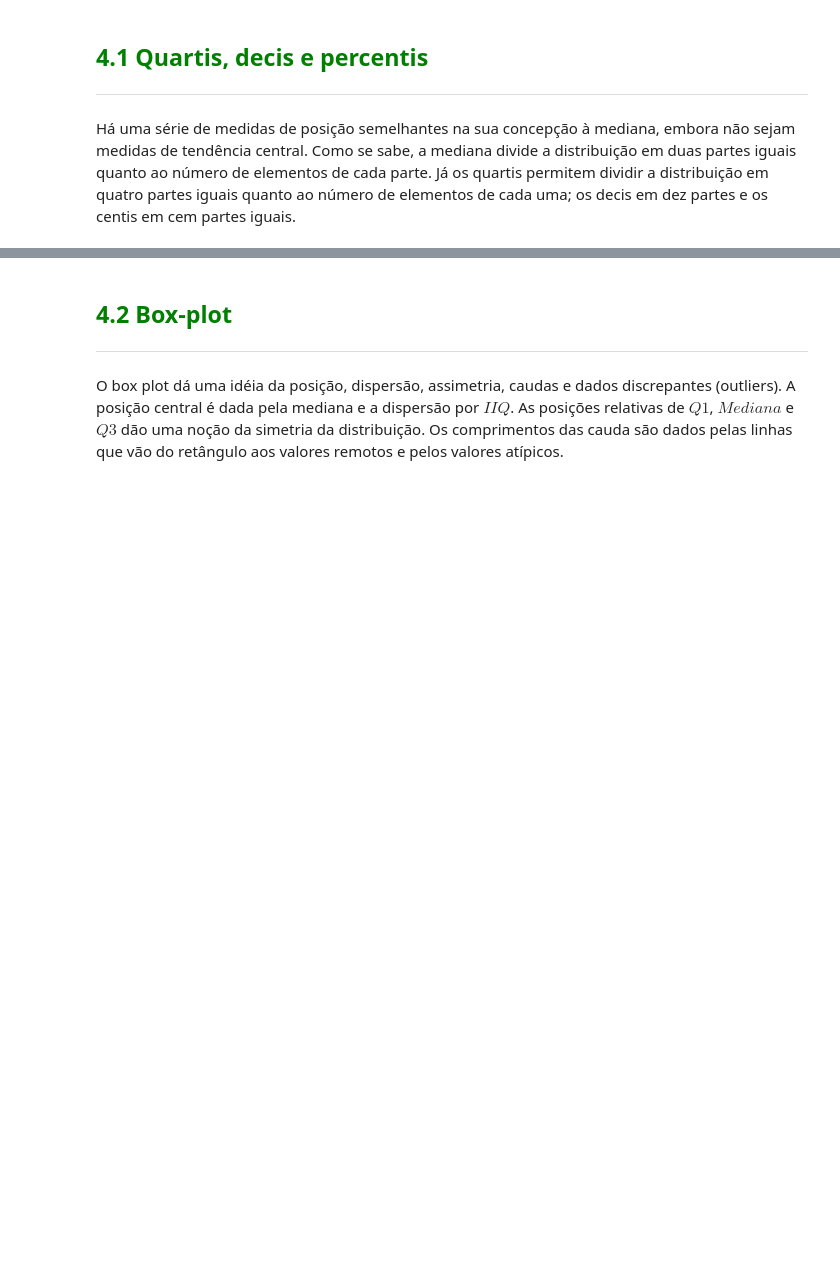
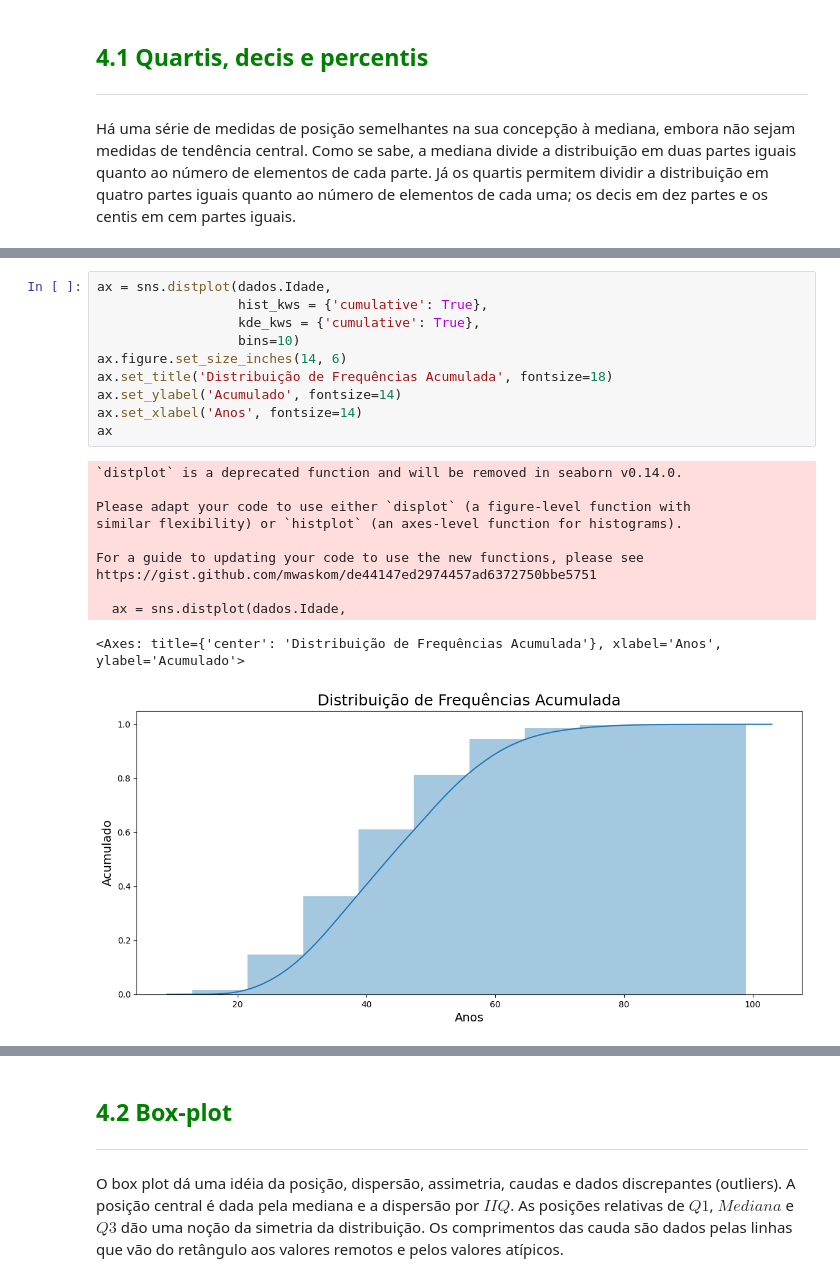
Before and after one commit to joaosantosjps/academic_projects, a Jupyter notebook: alura/data_science/Curso_de_Estatistica/Curso de Estatística/Curso_de_Estatística_Parte_1.ipynb, the cells around one changed output, grey strips where cells are left out. Cells and saved outputs as stored; diff of their text form; blank space fills up the shorter version.

```diff
--- a/alura/data_science/Curso_de_Estatistica/Curso de Estatística/Curso_de_Estatística_Parte_1.ipynb
+++ b/alura/data_science/Curso_de_Estatistica/Curso de Estatística/Curso_de_Estatística_Parte_1.ipynb
@@ -913,0 +953,22 @@ Há uma série de medidas de posição semelhantes na sua concepção à mediana
+# %%
+ax = sns.distplot(dados.Idade,
+                  hist_kws = {'cumulative': True},
+                  kde_kws = {'cumulative': True},
+                  bins=10)
+ax.figure.set_size_inches(14, 6)
+ax.set_title('Distribuição de Frequências Acumulada', fontsize=18)
+ax.set_ylabel('Acumulado', fontsize=14)
+ax.set_xlabel('Anos', fontsize=14)
+ax
+# %% [output]
+`distplot` is a deprecated function and will be removed in seaborn v0.14.0.
+
+Please adapt your code to use either `displot` (a figure-level function with
+similar flexibility) or `histplot` (an axes-level function for histograms).
+
+For a guide to updating your code to use the new functions, please see
+https://gist.github.com/mwaskom/de44147ed2974457ad6372750bbe5751
+
+  ax = sns.distplot(dados.Idade,
+<Axes: title={'center': 'Distribuição de Frequências Acumulada'}, xlabel='Anos', ylabel='Acumulado'>
+[figure, added]
```
Also changed, not shown: parts of 11 cells of this notebook.
